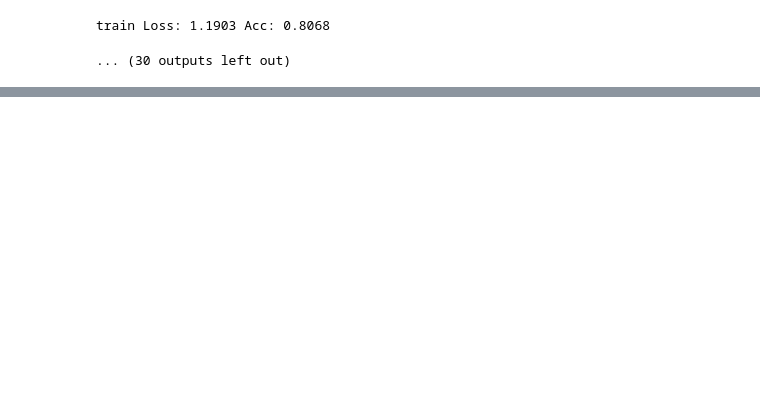
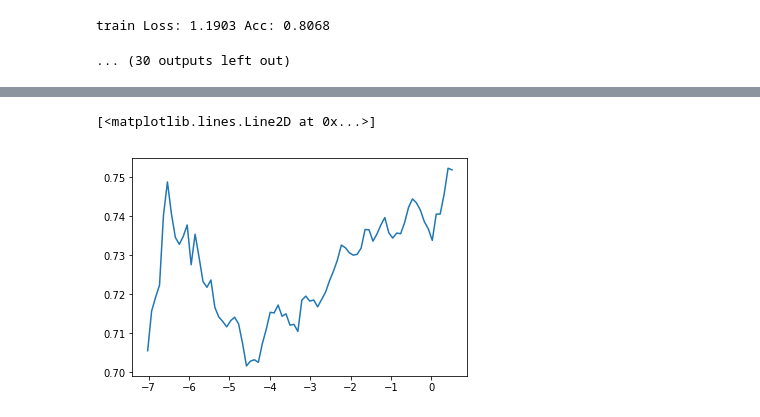
Before and after one commit to lalit527/DL, a Jupyter notebook: pytorch/DL1/torch_pets.ipynb, the cells around one changed output, grey strips where cells are left out. Drawn from its saved outputs; the diff is of its cells as text; code cells hidden in the pictures; blank space fills up the shorter version.

```diff
--- a/pytorch/DL1/torch_pets.ipynb
+++ b/pytorch/DL1/torch_pets.ipynb
@@ -494,3 +494,16 @@ Epoch 2/9
 [interactive output not drawn]
 train Loss: 1.1903 Acc: 0.8068
 ... (30 outputs left out)
+# %%
+for param in model.parameters():
+    param.requires_grad = True
+
+criterion = nn.CrossEntropyLoss()
+optimizer = optim.Adam(model.parameters(), lr=1e-2)
+
+lrf = LRFinder(model, loader['train'], optimizer, criterion)
+log_lrs, losses = lrf.find_lr()
+
+fig, ax = plt.subplots(1,1)
+ax.plot(log_lrs[10:-5],losses[10:-5])
+# %% [output]
@@ -496,0 +511,2 @@ train Loss: 1.1903 Acc: 0.8068
+[<matplotlib.lines.Line2D at 0x...>]
+[figure, added]
```
Also changed, not shown: parts of 8 cells of this notebook.
